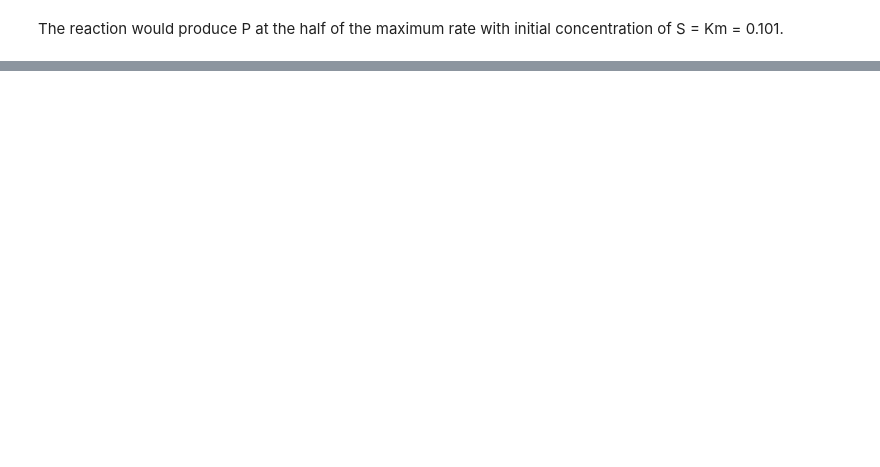
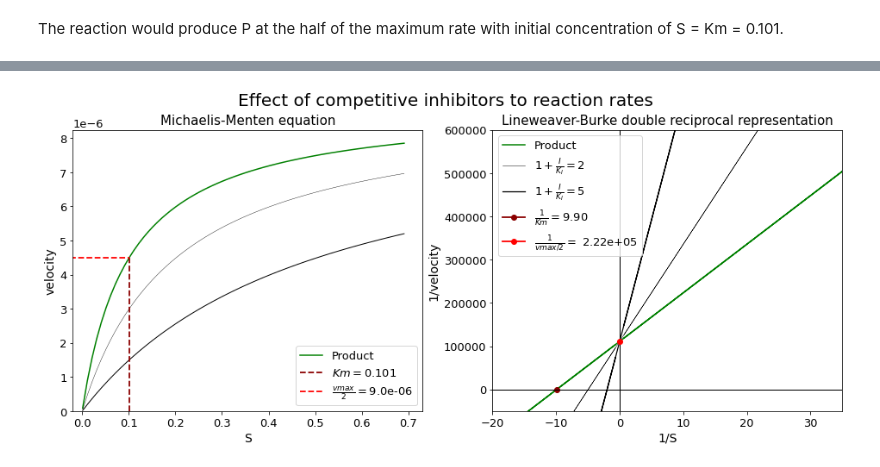
Before and after one commit to DomiDhillon/Enzyme_kinetics, a Jupyter notebook: reaction_rates.ipynb, the cells around one changed output, grey strips where cells are left out. Saved outputs shown, nothing was run; the diff lists cells and outputs as text; code cells hidden in the pictures; blank space fills up the shorter version.

```diff
--- a/reaction_rates.ipynb
+++ b/reaction_rates.ipynb
@@ -168,0 +246,63 @@ The reaction would produce P at the half of the maximum rate with initial concen
+# %%
+fig, (ax1,ax2) =plt.subplots(1,2, figsize = (16,6))
+fig.suptitle("Effect of competitive inhibitors to reaction rates", fontsize = 20)
+plt.rc("font", size = 13)
+
+#AX1---------------------------------------------------------------------------------
+ax1.plot(S,P,'green',label="Product")
+for alpha in [2,5]:
+    ax1.plot([s for s in S],
+         [(vmax*s)/(Km*alpha + s) for s in S], 'black', linewidth = 0.2*alpha)
+
+#plt.plot(y_solution[:,1],y_solution[:,0],'deeppink',label='Y')
+ax1.vlines(ymin=0,ymax=vmax/2,x=Km,color='darkred',
+          linewidth=1.8,linestyle="dashed",label= r'$Km = $' +"{:.3f}".format(Km))
+ax1.hlines(xmin=-0.1,xmax=Km,y=vmax/2,color='red',label= r'$\frac{vmax}{2} = $' +"{:.1e}".format(vmax),
+         linewidth=1.8,linestyle="dashed")
+ax1.legend(loc="lower right")
+ax1.set(xlabel = "S", ylabel = "velocity")
+ax1.set_title("Michaelis-Menten equation", fontsize="15")
+ax1.set_ylim(0)
+ax1.set_xlim(-0.02)
+ax1.xaxis.label.set_size(14)
+ax1.yaxis.label.set_size(14)
+
+#AX2------------------------------------------------------------------------------------
+ax2.plot([1/s for s in np.linspace(-1.5, 1.5, 100)],
+         [(Km+s)/(vmax*s) for s in np.linspace(-1.5, 1.5, 100)],'green',label="Product")
+for alpha in [2,5]:
+    ax2.plot([1/s for s in np.linspace(-1.5, 1.5, 100)],
+             [(Km*alpha+s)/(vmax*s) for s in np.linspace(-1.5, 1.5, 100)],'black',
+             label=r'$1+\frac{I}{K_I} = $'+f'{alpha}', linewidth = 0.25*alpha)
+
+#plt.plot(y_solution[:,1],y_solution[:,0],'deeppink',label='Y')
+
+ax2.legend(loc="lower right")
+ax2.set(xlabel = "1/S", ylabel = "1/velocity")
+ax2.set_title("Lineweaver-Burke double reciprocal representation", fontsize="15")
+
+ax2.plot(-1/Km,0,color='darkred', marker="o",
+          linewidth=1.8,label= r'$\frac{1}{Km} =$' +"{:.2f}".format(1/Km))
+ax2.axvline(x=0,color='black',
+          linewidth=1)
+ax2.plot(0,1/vmax,marker = "o",color='red',label= r'$\frac{1}{vmax/2} = $' +" {:.2e}".format(1/(vmax/2)),
+         linewidth=1.8)
+ax2.axhline(y=0,color='black',
+          linewidth=1)
+ax2.legend()
+ax2.set_ylim(-50000,600000)
+ax2.set_xlim(-20,35)
+ax2.xaxis.label.set_size(14)
+ax2.yaxis.label.set_size(14)
+#ax2.invert_xaxis()
+#ax2.invert_yaxis()
+
+#plt.text(s="The time necessary for consumption of half of the substrate is as calculated.",loc="best")
+plt.show()
+
+# fig, (ax1, ax2) = plt.subplots(1, 2)
+# fig.suptitle('Horizontally stacked subplots')
+# ax1.plot(x, y)
+# ax2.plot(x, -y)
+# %% [output]
+[figure, added]
```
Also changed, not shown: parts of 4 cells of this notebook.
